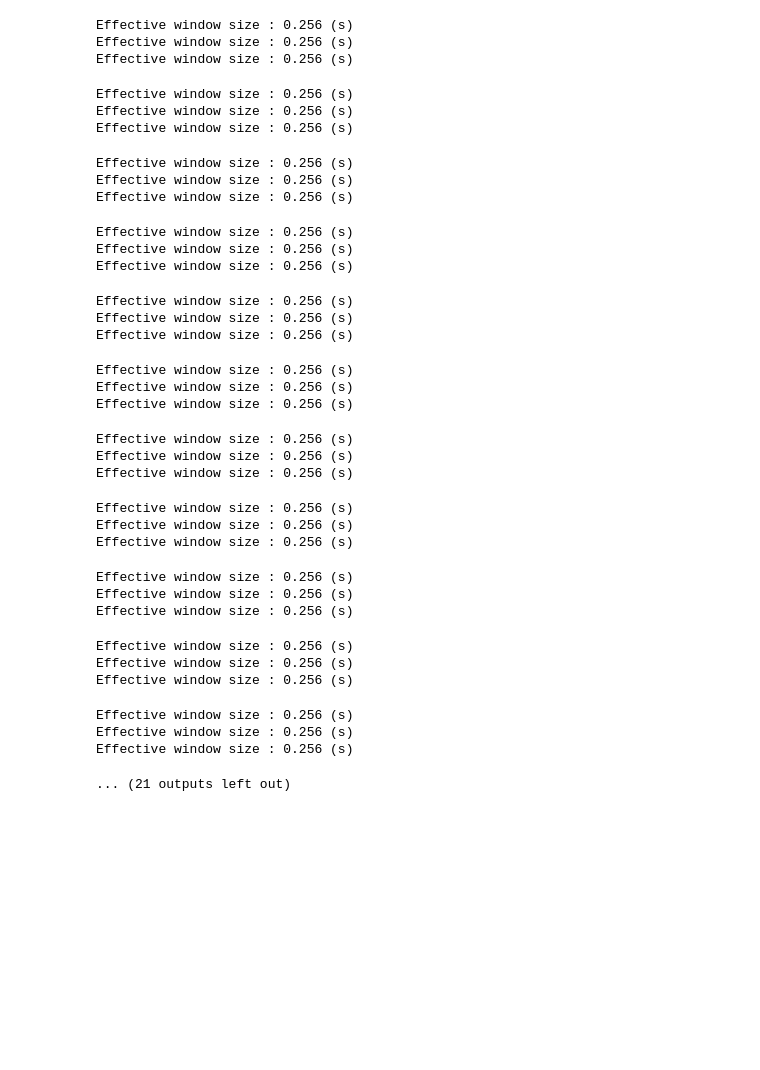
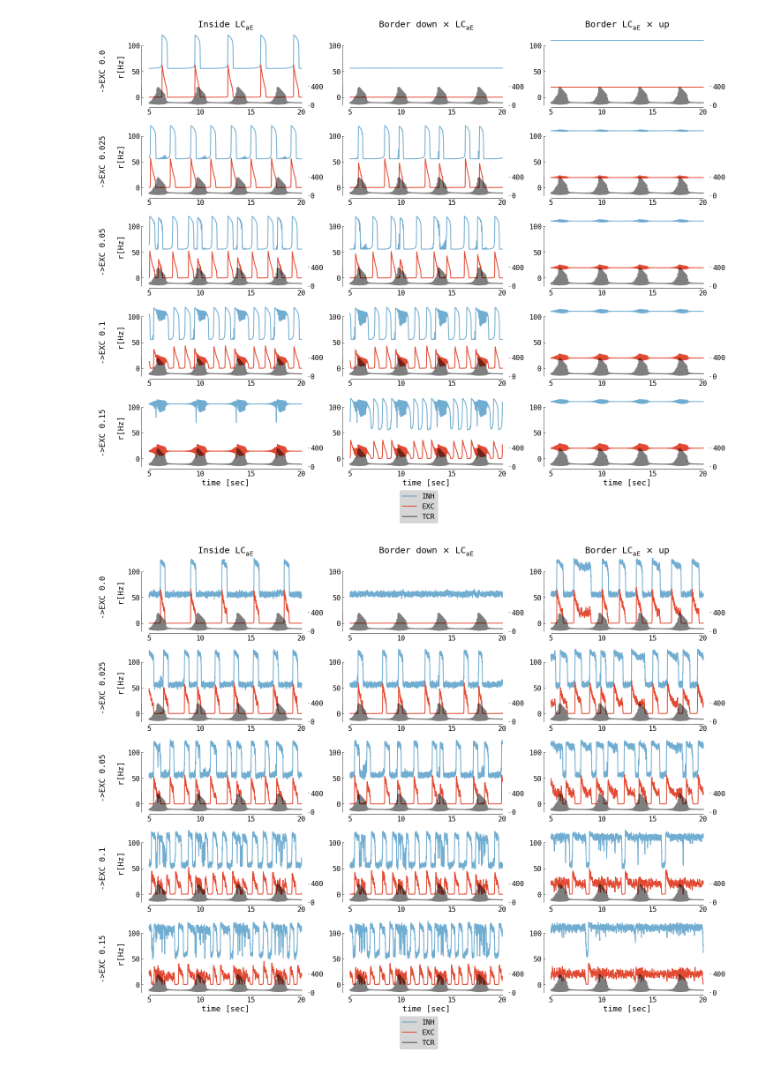
Before and after one commit to jajcayn/thalamocortical_model_study, a Jupyter notebook: fig7 - aln_recieves_spindle.ipynb, the cells around one changed output. Drawn from its saved outputs; the diff is of its cells as text; code cells hidden in the pictures; blank space fills up the shorter version.

```diff
--- a/fig7 - aln_recieves_spindle.ipynb
+++ b/fig7 - aln_recieves_spindle.ipynb
@@ -118,23 +85,23 @@ conns = [0.0, 0.025, 0.05, 0.1, 0.15]
 noises = [0.0, 0.05]
 
 params = [
-    (3.2, 3.5, "inside_lc"),
-    (3.0, 3.5, "left_border"),
-    (3.5, 3.5, "right_border"),
+    (3.2, 3.5, "Inside $\mathregular{{LC_{{aE}}}}$"),
+    (3.07, 3.5, r"Border down $\times$ $\mathregular{{LC_{{aE}}}}$"),
+    (3.65, 3.5, r"Border $\mathregular{{LC_{{aE}}}}$ $\times$ up"),
 ]
 
 pbar = tqdm(total=len(conns) * len(noises) * len(params))
 
-for exc_inp, inh_inp, plot_name in params:
+for noise in noises:
     fig, axs = plt.subplots(
         nrows=len(conns),
-        ncols=len(noises) * 2,
+        ncols=len(params),
         figsize=(20, 3 * len(conns)),
         squeeze=False,
     )
-    for i, conn in enumerate(conns):
-        for j, noise in enumerate(noises):
-            ax = axs[i, j * 2]
+    for j, (exc_inp, inh_inp, plot_name) in enumerate(params):
+        for i, conn in enumerate(conns):
+            ax = axs[i, j]
             df = simulate(
                 conn=conn,
                 ou_exc=exc_inp,
@@ -145,43 +112,25 @@ for exc_inp, inh_inp, plot_name in params:
                 a=0.0,
                 b=15.0,
             )
-            l1, l2, l3 = plot_single(df.loc[5:15], ax=ax)
+            l1, l2, l3 = plot_single(df.loc[5:20], ax=ax)
             if i == (len(conns) - 1):
                 ax.set_xlabel("time [sec]")
             if j == 0:
                 ax.set_ylabel(f"->EXC {conn} \n\n r[Hz]")
-            ax = axs[i, j * 2 + 1]
-            plot_spectrum_annot(df, ax)
-            if i == (len(conns) - 1):
-                ax.set_xlabel("frequency [Hz]")
             pbar.update(1)
-    for j, noise in enumerate(noises):
-        ax_tit = fig.add_subplot(1, 2, j + 1, frameon=False)
-        ax_tit.set_title(f"noise $\sigma_{{ALN}}={noise}$ \n\n")
-        ax_tit.set_xticks([])
-        ax_tit.set_yticks([])
+        axs[0, j].set_title(plot_name)
 
     plt.tight_layout()
     fig.legend(
         (l1, l2, l3),
         ("INH", "EXC", "TCR"),
         loc="upper center",
-        bbox_to_anchor=(0.29, 0.015),
+        bbox_to_anchor=(0.51, 0.01),
         bbox_transform=fig.transFigure,
     )
-    for subplt, pos in zip(["A", "B", "C", "D"], [0.05, 0.3, 0.53, 0.78]):
-        plt.text(
-            pos,
-            0.93,
-            subplt,
-            ha="center",
-            va="center",
-            transform=fig.transFigure,
-            fontsize=40,
-        )
     # to PDF due transparency
     plt.savefig(
-        f"../figs/aln_rec_spindle_{plot_name}.pdf",
+        f"../figs/aln_rec_spindle_{noise}.pdf",
         transparent=True,
         bbox_inches="tight",
     )
@@ -194,34 +140,2 @@ Effective window size : 0.256 (s)
-Effective window size : 0.256 (s)
-Effective window size : 0.256 (s)
-Effective window size : 0.256 (s)
-Effective window size : 0.256 (s)
-Effective window size : 0.256 (s)
-Effective window size : 0.256 (s)
-Effective window size : 0.256 (s)
-Effective window size : 0.256 (s)
-Effective window size : 0.256 (s)
-Effective window size : 0.256 (s)
-Effective window size : 0.256 (s)
-Effective window size : 0.256 (s)
-Effective window size : 0.256 (s)
-Effective window size : 0.256 (s)
-Effective window size : 0.256 (s)
-Effective window size : 0.256 (s)
-Effective window size : 0.256 (s)
-Effective window size : 0.256 (s)
-Effective window size : 0.256 (s)
-Effective window size : 0.256 (s)
-Effective window size : 0.256 (s)
-Effective window size : 0.256 (s)
-Effective window size : 0.256 (s)
-Effective window size : 0.256 (s)
-Effective window size : 0.256 (s)
-Effective window size : 0.256 (s)
-Effective window size : 0.256 (s)
-Effective window size : 0.256 (s)
-Effective window size : 0.256 (s)
-Effective window size : 0.256 (s)
-Effective window size : 0.256 (s)
-Effective window size : 0.256 (s)
-Effective window size : 0.256 (s)
-... (21 outputs left out)
+[figure, added]
+[figure, added]
```
Also changed, not shown: parts of 2 cells of this notebook.
